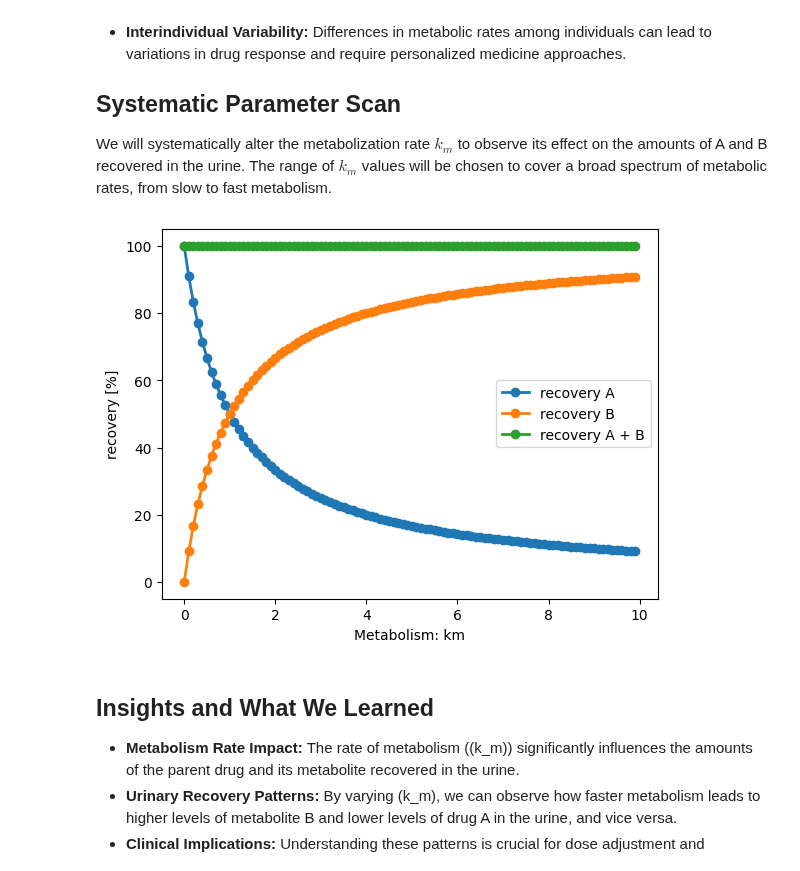
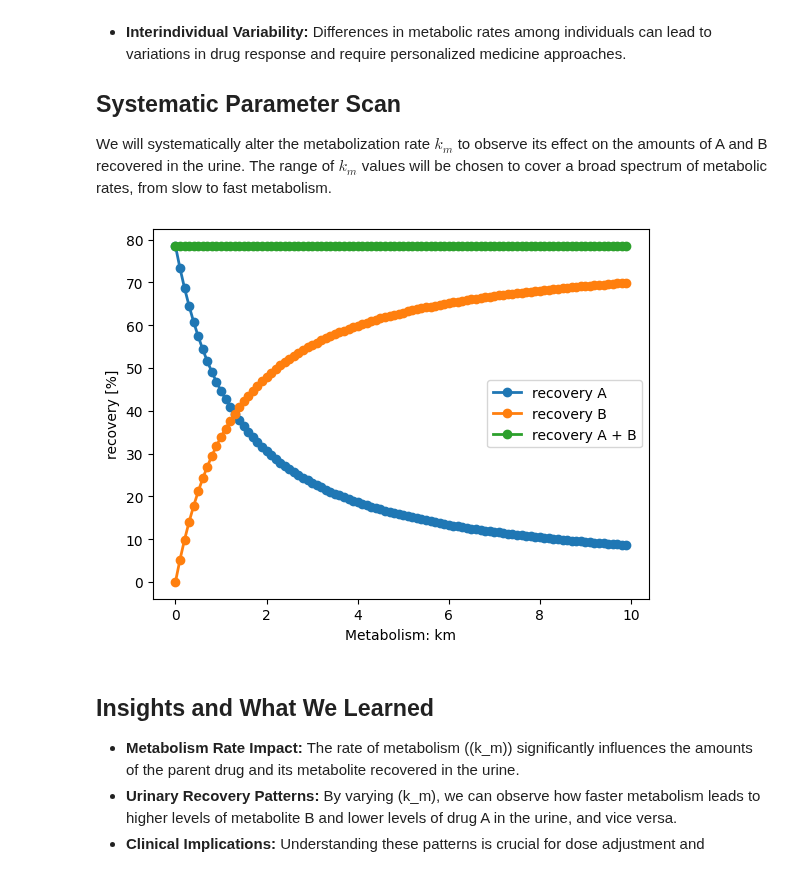
Before and after one commit to matthiaskoenig/course-pharmacokinetic-modelling, a Jupyter notebook: src/mb19/notebooks/03_compartment_model.ipynb, the cells around one changed output. Saved outputs shown, nothing was run; the diff lists cells and outputs as text; code cells hidden in the pictures.

```diff
--- a/src/mb19/notebooks/03_compartment_model.ipynb
+++ b/src/mb19/notebooks/03_compartment_model.ipynb
@@ -122,30 +122,30 @@ Understanding the effect of metabolism on urinary recoveries is important for se
 
 We will systematically alter the metabolization rate $k_m$ to observe its effect on the amounts of A and B recovered in the urine. The range of $k_m$ values will be chosen to cover a broad spectrum of metabolic rates, from slow to fast metabolism.
 # %%
-t = np.arange(0, 20, 0.1)  # [hr]
+t = np.arange(0, 3, 0.1)  # [hr]
 kms = np.arange(0, 10, 0.1)
 A_recovery = np.zeros_like(kms)
 B_recovery = np.zeros_like(kms)
 
 for k, km_new in enumerate(kms):
     x = odeint(dydt_compartment_model, x0, t, args=(ka, km_new, ke))
     A_recovery[k] = x[-1, 3]  # A_urine(end)
     B_recovery[k] = x[-1, 4]  # B_urine(end)
 
 A_recovery = A_recovery/Dose_A
 B_recovery = B_recovery/Dose_A
 
 f, ax = plt.subplots(nrows=1, ncols=1)
 ax.plot(kms, A_recovery * 100, linewidth=2, label="recovery A", marker="o")
 ax.plot(kms, B_recovery * 100, linewidth=2, label="recovery B", marker="o")
 ax.plot(kms, (A_recovery + B_recovery) * 100, linewidth=2, label="recovery A + B", marker="o")
 ax.legend()
 ax.set_xlabel("Metabolism: km")
 ax.set_ylabel("recovery [%]")
 
 plt.show()
 # %% [output]
-[figure, old version]
+[figure, new version]
 # %% [markdown]
 ## Insights and What We Learned
 
```
Also changed, not shown: 4 other files.
